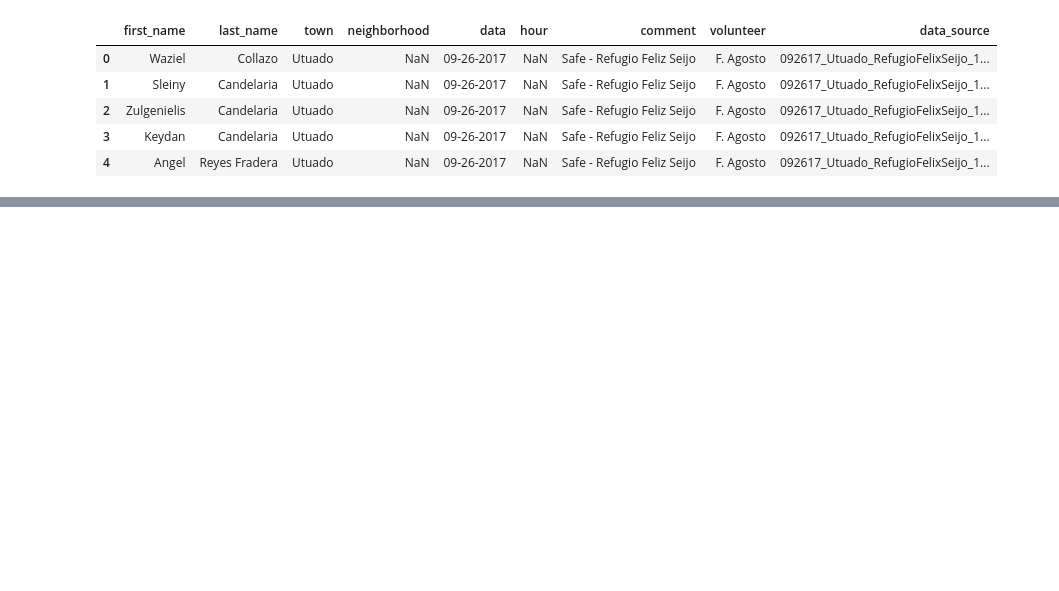
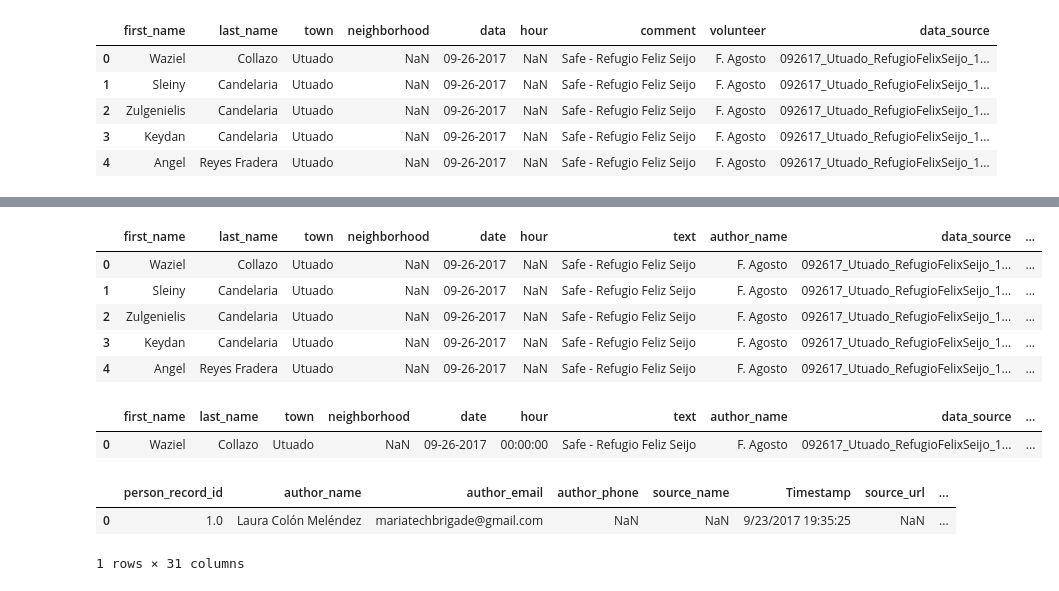
Before and after one commit to karmacelina/mtb_snail_uploads, a Jupyter notebook: notebooks/Untitled.ipynb, the cells around one changed output, grey strips where cells are left out. Cells and saved outputs as stored; diff of their text form; code cells hidden in the pictures; blank space fills up the shorter version.

Commit message:
some work on using csvs to integrate data

```diff
--- a/notebooks/Untitled.ipynb
+++ b/notebooks/Untitled.ipynb
@@ -1,7 +1,8 @@
 # %%
 import pandas as pd
 
-df = pd.read_csv('../data/Utuado-Lista_09262017.csv', header=None)
+df = pd.read_csv('/Users/lauram/mtb_snail_uploads2/data/Utuado-Lista_09262017.csv',
+                 header=None)
 
 df.columns = ['first_name', 'last_name', 'town', 'neighborhood', 'data',
                'hour', 'comment', 'volunteer', 'data_source']
@@ -27,0 +65,4 @@ df.head()
+# %%
+rename_map = {'volunteer': 'author_name', 'comment': 'text', 'data': 'date'}
+# %%
+df = df.rename(index = None, columns=rename_map)
@@ -27,0 +78,11 @@ df.head()
+# %%
+df['full_name'] = df['first_name'].str.cat(df['last_name'], sep =' ', na_rep='')
+# %%
+df.head()
+# %% [output]
+|  | first_name | last_name | town | neighborhood | date | hour | text | author_name | data_source | ... |
+| 0 | Waziel | Collazo | Utuado | NaN | 09-26-2017 | NaN | Safe - Refugio Feliz Seijo | F. Agosto | 092617_Utuado_RefugioFelixSeijo_1... | ... |
+| 1 | Sleiny | Candelaria | Utuado | NaN | 09-26-2017 | NaN | Safe - Refugio Feliz Seijo | F. Agosto | 092617_Utuado_RefugioFelixSeijo_1... | ... |
+| 2 | Zulgenielis | Candelaria | Utuado | NaN | 09-26-2017 | NaN | Safe - Refugio Feliz Seijo | F. Agosto | 092617_Utuado_RefugioFelixSeijo_1... | ... |
+| 3 | Keydan | Candelaria | Utuado | NaN | 09-26-2017 | NaN | Safe - Refugio Feliz Seijo | F. Agosto | 092617_Utuado_RefugioFelixSeijo_1... | ... |
+| 4 | Angel | Reyes Fradera | Utuado | NaN | 09-26-2017 | NaN | Safe - Refugio Feliz Seijo | F. Agosto | 092617_Utuado_RefugioFelixSeijo_1... | ... |
@@ -27,0 +93,11 @@ df.head()
+# %%
+df.head(1)
+# %% [output]
+|  | first_name | last_name | town | neighborhood | date | hour | text | author_name | data_source | ... |
+| 0 | Waziel | Collazo | Utuado | NaN | 09-26-2017 | 00:00:00 | Safe - Refugio Feliz Seijo | F. Agosto | 092617_Utuado_RefugioFelixSeijo_1... | ... |
+# %%
+df2.head(1)
+# %% [output]
+|  | person_record_id | author_name | author_email | author_phone | source_name | Timestamp | source_url | ... |
+| 0 | 1.0 | Laura Colón Meléndez | mariatechbrigade@gmail.com | NaN | NaN | 9/23/2017 19:35:25 | NaN | ... |
+1 rows × 31 columns
```
Also changed, not shown: parts of 15 cells of this notebook.
